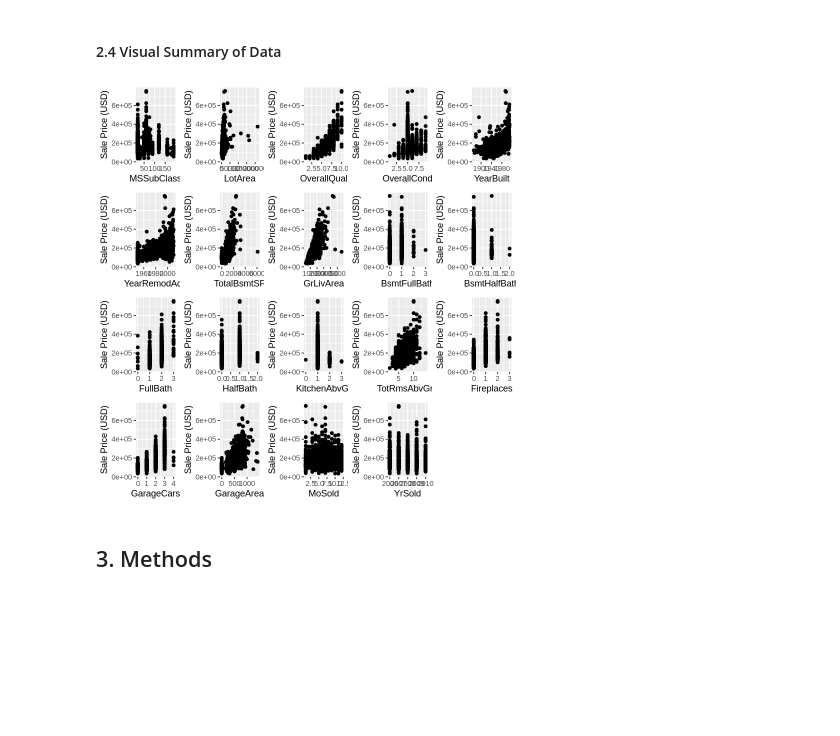
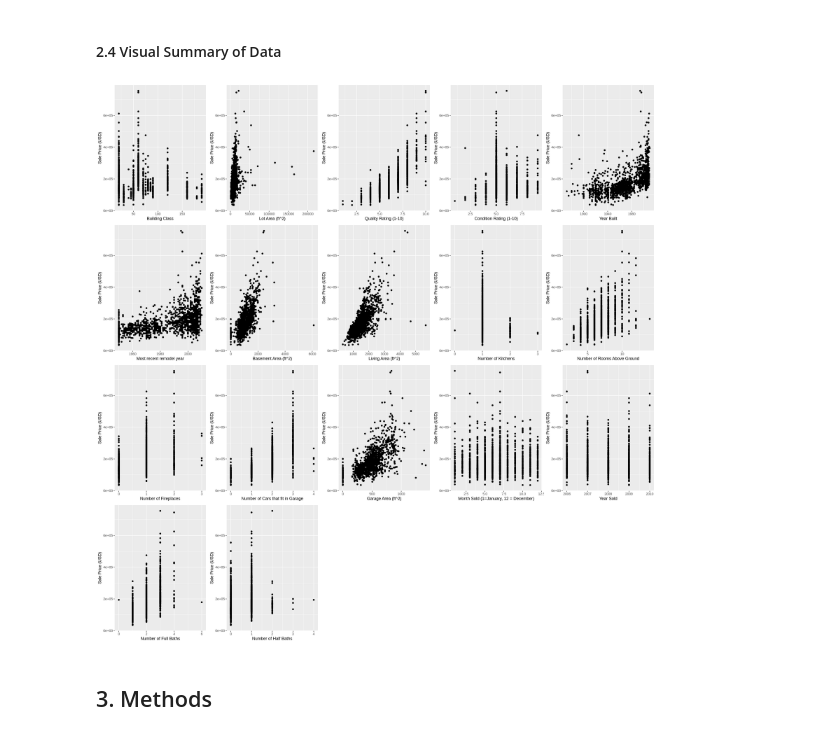
Before and after one commit to jerdavies/home-price-regression, a Jupyter notebook: Project-Proposal.ipynb, the cells around one changed output. Cells and saved outputs as stored; diff of their text form; code cells hidden in the pictures; blank space fills up the shorter version.

Commit message:
Fixed the sizing and labels of graphs

```diff
--- a/Project-Proposal.ipynb
+++ b/Project-Proposal.ipynb
@@ -63,8 +63,8 @@ data_selected <- data %>%
     select(Id, MSSubClass, LotArea, LotConfig, Neighborhood, BldgType, HouseStyle, OverallQual, OverallCond, YearBuilt, YearRemodAdd, Exterior1st, Exterior2nd, TotalBsmtSF, GrLivArea, BsmtFullBath, BsmtHalfBath, FullBath, HalfBath, KitchenAbvGr, TotRmsAbvGrd, Fireplaces, GarageCars, GarageArea, WoodDeckSF, OpenPorchSF, EnclosedPorch,
            ThreeSsnPorch,
            ScreenPorch, PoolArea, MoSold, YrSold, SalePrice) %>%
-    mutate(HasDeck = WoodDeckSF > 0,HasPorch = (OpenPorchSF > 0 | EnclosedPorch > 0 | ThreeSsnPorch > 0 | ScreenPorch > 0), HasPool = PoolArea > 0) %>%
-    select(-WoodDeckSF, -OpenPorchSF, -EnclosedPorch, -ThreeSsnPorch, -ScreenPorch, -PoolArea)
+    mutate(HasDeck = WoodDeckSF > 0,HasPorch = (OpenPorchSF > 0 | EnclosedPorch > 0 | ThreeSsnPorch > 0 | ScreenPorch > 0), HasPool = PoolArea > 0, NumFullBaths = BsmtFullBath + FullBath, NumHalfBaths = BsmtHalfBath + HalfBath) %>%
+    select(-WoodDeckSF, -OpenPorchSF, -EnclosedPorch, -ThreeSsnPorch, -ScreenPorch, -PoolArea, -BsmtFullBath, -BsmtHalfBath, -FullBath, -HalfBath)
 
 data_selected_numeric <- select_if(data_selected,is.numeric)
 # %%
@@ -111,32 +111,32 @@ A data.frame: 4 × 22
 # %%
 #Using only training data, visualize the data with at least one plot relevant to the analysis you plan to do (this is exploratory data analysis).
 #An example of a useful visualization could be one that compares the distributions of each of the predictor variables you plan to use in your
 #analysis.
 
+options(repr.plot.width = 20, repr.plot.height = 20)
 
 
 #TODO Manually make the col_names list user readable so do something like c("Name1", "Name2", ... "Name19")
-col_names = colnames(data_selected_numeric)
-col_names = col_names[-21]
-col_names = col_names[-1]
+col_names <- c("Building Class", "Lot Area (ft^2)", "Quality Rating (1-10)", "Condition Rating (1-10)", "Year Built", "Most recent remodel year", "Basement Area (ft^2)", "Living Area (ft^2)","Number of Kitchens","Number of Rooms Above Ground", "Number of Fireplaces", "Number of Cars that fit in Garage", "Garage Area (ft^2)", "Month Sold (1=January, 12 = December)", "Year Sold", "Number of Full Baths", "Number of Half Baths")
+
 
 data_without_price <- data_selected_numeric %>%
     select(-Id,-SalePrice)
 
 plot_list <- list()
 
 for (i in 1:length(names(data_without_price))){
     new_data <- cbind(x_var = data_without_price[i],y_var = data_selected_numeric$SalePrice)
     new_data <- rename(new_data, x_var = 1)
     plot <- ggplot(new_data, aes(y=y_var, x=x_var)) +
         geom_point() +
         labs(y = "Sale Price (USD)", x = col_names[i])
     plot_list[[i]] <- plot
 }
 
 plot_grid(plotlist = plot_list)
 # %% [output]
-[figure, old version]
+[figure, new version]
 # %% [markdown]
 ## 3. Methods
 # %% [markdown]
```
Also changed, not shown: parts of 1 cell of this notebook.
